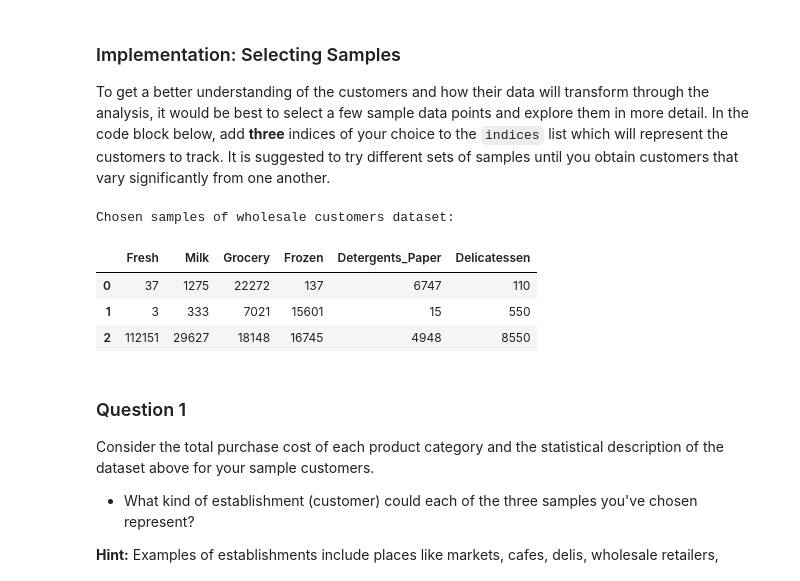
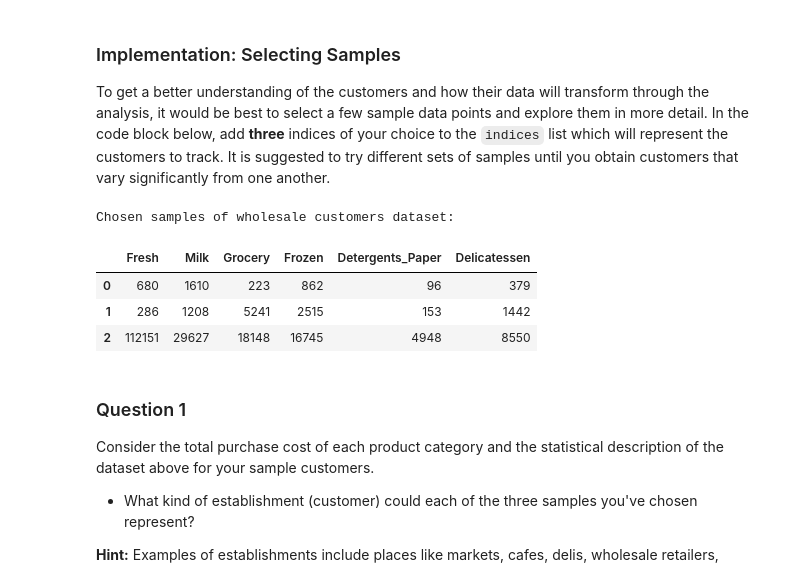
Before and after one commit to faberfred/Udacity_Machine_Learning_Engineer_Nanodegree_Program, a Jupyter notebook: projects/customer_segments/customer_segments.ipynb, the cells around one changed output. Cells and saved outputs as stored; diff of their text form; code cells hidden in the pictures.

```diff
--- a/projects/customer_segments/customer_segments.ipynb
+++ b/projects/customer_segments/customer_segments.ipynb
@@ -75,18 +80,18 @@ data.loc[data['Delicatessen'] > 45000 ]
 To get a better understanding of the customers and how their data will transform through the analysis, it would be best to select a few sample data points and explore them in more detail. In the code block below, add **three** indices of your choice to the `indices` list which will represent the customers to track. It is suggested to try different sets of samples until you obtain customers that vary significantly from one another.
 # %%
 # TODO: Select three indices of your choice you wish to sample from the dataset
-indices = [357,338,181]
+indices = [275,174,181]
 
 # Create a DataFrame of the chosen samples
 samples = pd.DataFrame(data.loc[indices], columns = data.keys()).reset_index(drop = True)
 #samples = pd.DataFrame(data.loc[indices])
 print("Chosen samples of wholesale customers dataset:")
 display(samples)
 # %% [output]
 Chosen samples of wholesale customers dataset:
 |  | Fresh | Milk | Grocery | Frozen | Detergents_Paper | Delicatessen |
-| 0 | 37 | 1275 | 22272 | 137 | 6747 | 110 |
-| 1 | 3 | 333 | 7021 | 15601 | 15 | 550 |
+| 0 | 680 | 1610 | 223 | 862 | 96 | 379 |
+| 1 | 286 | 1208 | 5241 | 2515 | 153 | 1442 |
 | 2 | 112151 | 29627 | 18148 | 16745 | 4948 | 8550 |
 # %% [markdown]
 ### Question 1
```
Also changed, not shown: parts of 11 cells of this notebook.
